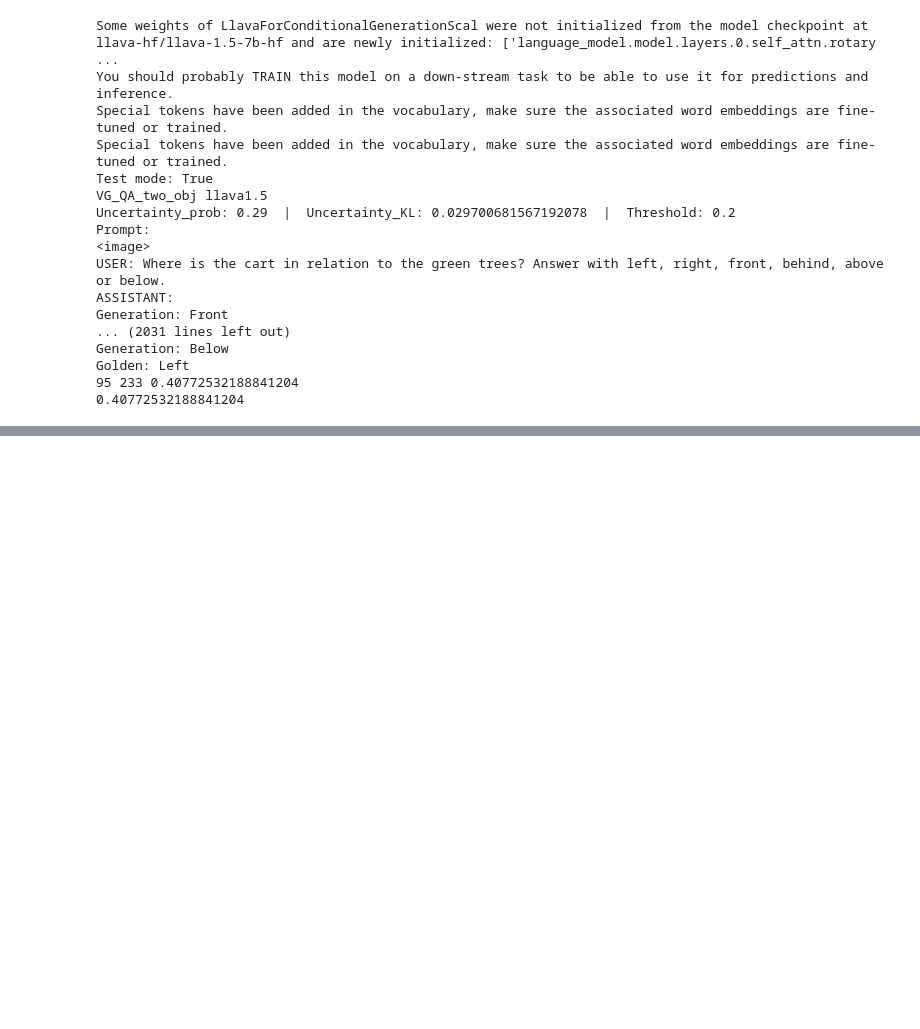
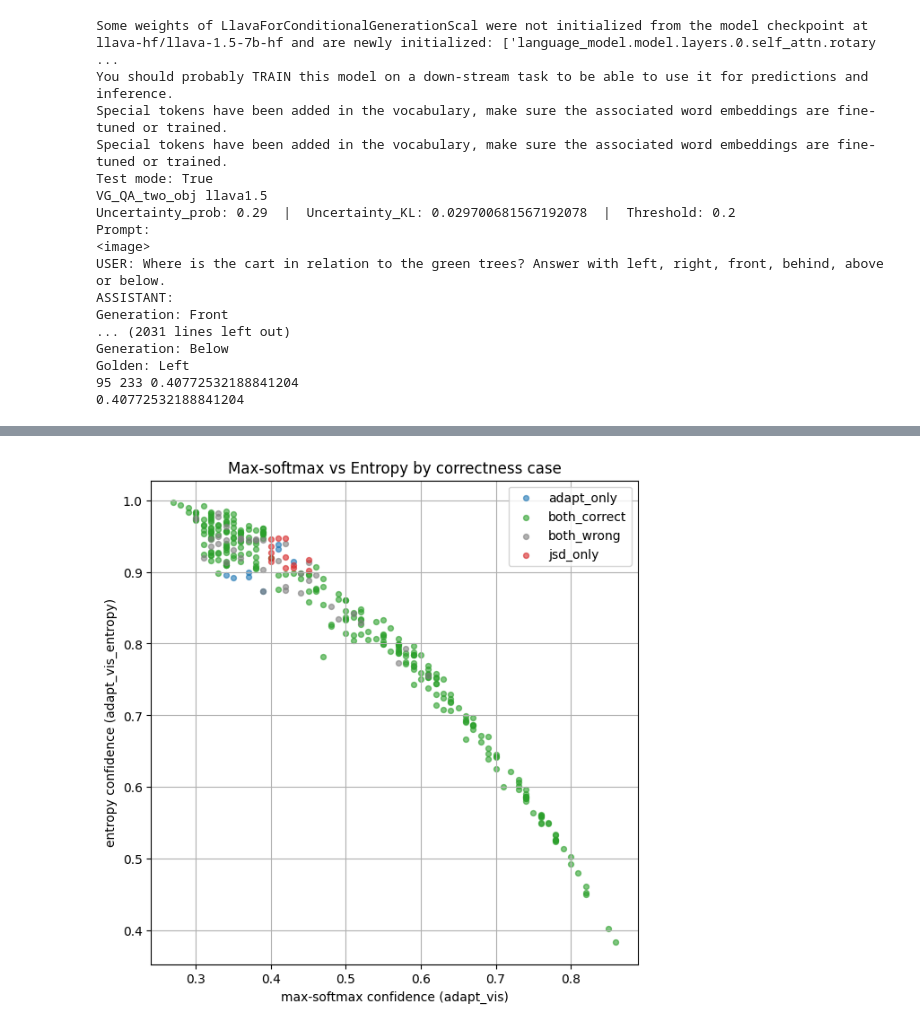
Before and after one commit to dltmdwoOS/AdaptVis_copy, a Jupyter notebook: my_run.ipynb, the cells around one changed output, grey strips where cells are left out. Cells and saved outputs as stored; diff of their text form; code cells hidden in the pictures; blank space fills up the shorter version.

```diff
--- a/my_run.ipynb
+++ b/my_run.ipynb
@@ -394,0 +545,39 @@ Golden: Left
+# %%
+def categorize(row):
+    if row["correct_adapt"] and row["correct_jsd"]:
+        return "both_correct"
+    elif (not row["correct_adapt"]) and (not row["correct_jsd"]):
+        return "both_wrong"
+    elif row["correct_adapt"] and (not row["correct_jsd"]):
+        return "adapt_only"
+    else:
+        return "jsd_only"
+
+valid["case"] = valid.apply(categorize, axis=1)
+
+colors = {
+    "both_correct": "tab:green",
+    "both_wrong":   "tab:gray",
+    "adapt_only":   "tab:blue",
+    "jsd_only":     "tab:red",
+}
+
+plt.figure(figsize=(7, 7))
+for case, sub in valid.groupby("case"):
+    plt.scatter(
+        sub["conf_adapt"],
+        sub["conf_jsd"],
+        alpha=0.6,
+        s=18,
+        label=case,
+        color=colors.get(case, "black"),
+    )
+
+plt.xlabel("max-softmax confidence (adapt_vis)")
+plt.ylabel("entropy confidence (adapt_vis_entropy)")
+plt.title("Max-softmax vs Entropy by correctness case")
+plt.legend()
+plt.grid(True)
+plt.show()
+# %% [output]
+[figure, added]
```
Also changed, not shown: parts of 10 cells of this notebook, 16 other files.
